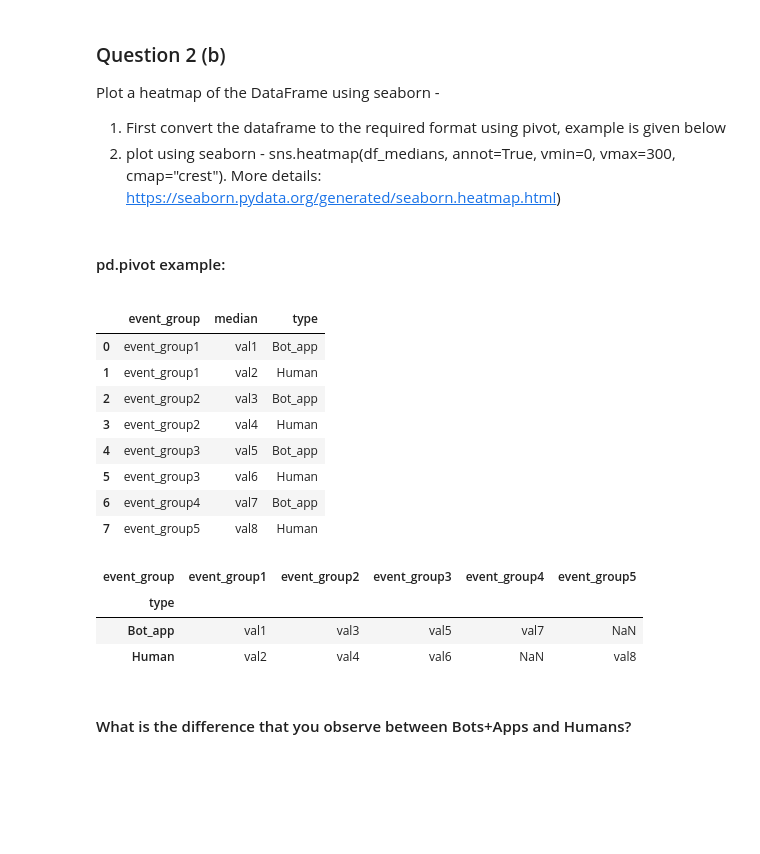
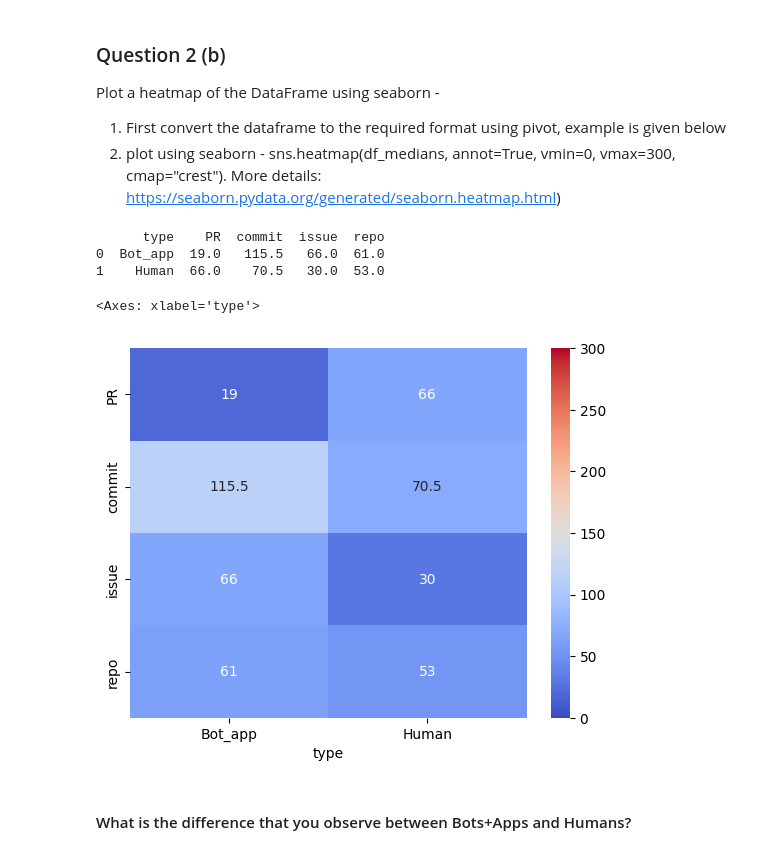
Before and after one commit to LicorneRose765/Software_Evolution_TP3_2024, a Jupyter notebook: TP3_template.ipynb, the cells around one changed output. Drawn from its saved outputs; the diff is of its cells as text; code cells hidden in the pictures; blank space fills up the shorter version.

Commit message:
Final commit. (Didn't finish the last part, tried it but i think i'm missing something)

```diff
--- a/TP3_template.ipynb
+++ b/TP3_template.ipynb
@@ -491,2 +524,5 @@ repo_group = ['CreateEvent', 'DeleteEvent', 'ForkEvent', 'GollumEvent', 'MemberE
 # %%
 # YOUR CODE BELOW
+# use pivot
+pivot_df = grouped.pivot(index='contributor', columns='event_group', values='num_event').reset_index()
+print(pivot_df.head(n=10))
@@ -492,0 +541,6 @@ repo_group = ['CreateEvent', 'DeleteEvent', 'ForkEvent', 'GollumEvent', 'MemberE
+# %%
+# merge
+final_df = pd.merge(df_type, pivot_df, on='contributor')
+# Remove columns that are not needed
+final_df = final_df.drop(['bothunter', 'bodegha', 'rabbit', 'app'], axis=1)
+final_df.head(n=10)
@@ -521,2 +568,16 @@ df_medians
 # %%
 # YOUR CODE BELOW
+# Group APP and Bot together
+
+medians = []
+for event_group in ['PR', 'commit', 'issue', 'repo']:
+    # APP & Bot
+    median_bot = final_df[(final_df['type'] == 'Bot') | (final_df['type'] == 'App')][event_group].median()
+    medians.append({'event_group': event_group, 'median': median_bot, 'type': 'Bot_app'})
+
+    # Human
+    median_human = final_df[final_df['type'] == 'Human'][event_group].median()
+    medians.append({'event_group': event_group, 'median': median_human, 'type': 'Human'})
+
+df_medians = pd.DataFrame.from_dict(medians)
+df_medians.head(n=10)
@@ -526,42 +597,20 @@ df_medians
 Plot a heatmap of the DataFrame using seaborn -
 1. First convert the dataframe to the required format using pivot, example is given below
 2. plot using seaborn - sns.heatmap(df_medians, annot=True, vmin=0, vmax=300, cmap="crest"). More details: https://seaborn.pydata.org/generated/seaborn.heatmap.html)
-# %% [markdown]
-#### pd.pivot example:
-<a id='pivot_example'></a>
-# %%
-# Main DataFrame
-medians = [{'event_group': 'event_group1', 'median': 'val1', 'type': 'Bot_app'},
-           {'event_group': 'event_group1', 'median': 'val2', 'type': 'Human'},
-           {'event_group': 'event_group2', 'median': 'val3', 'type': 'Bot_app'},
-           {'event_group': 'event_group2', 'median': 'val4', 'type': 'Human'},
-           {'event_group': 'event_group3', 'median': 'val5', 'type': 'Bot_app'},
-           {'event_group': 'event_group3', 'median': 'val6', 'type': 'Human'},
-           {'event_group': 'event_group4', 'median': 'val7', 'type': 'Bot_app'},
-           {'event_group': 'event_group5', 'median': 'val8', 'type': 'Human'}]
-df_medians = pd.DataFrame.from_dict(medians)
-df_medians
-# %% [output]
-|  | event_group | median | type |
-| 0 | event_group1 | val1 | Bot_app |
-| 1 | event_group1 | val2 | Human |
-| 2 | event_group2 | val3 | Bot_app |
-| 3 | event_group2 | val4 | Human |
-| 4 | event_group3 | val5 | Bot_app |
-| 5 | event_group3 | val6 | Human |
-| 6 | event_group4 | val7 | Bot_app |
-| 7 | event_group5 | val8 | Human |
-# %%
-# pivot the main DataFrame
-df_medians.pivot(index='type', columns='event_group', values='median')#.reset_index().rename_axis(None,axis=1)
-# %% [output]
-| event_group | event_group1 | event_group2 | event_group3 | event_group4 | event_group5 |
-| type |  |  |  |  |  |
-| Bot_app | val1 | val3 | val5 | val7 | NaN |
-| Human | val2 | val4 | val6 | NaN | val8 |
 # %%
 # YOUR CODE BELOW
+df_medians = df_medians.pivot(index='type', columns='event_group', values='median').reset_index().rename_axis(None, axis=1)
+print(df_medians)
+# %% [output]
+      type    PR  commit  issue  repo
+0  Bot_app  19.0   115.5   66.0  61.0
+1    Human  66.0    70.5   30.0  53.0
 # %%
 # YOUR CODE BELOW
+# Plot the heatmap
+sns.heatmap(df_medians.set_index('type').T, vmin=0, vmax=300, annot=True, fmt="g", cmap='coolwarm')
+# %% [output]
+<Axes: xlabel='type'>
+[figure, added]
 # %% [markdown]
 #### What is the difference that you observe between Bots+Apps and Humans?
```
Also changed, not shown: parts of 35 cells of this notebook, 2 other files.
